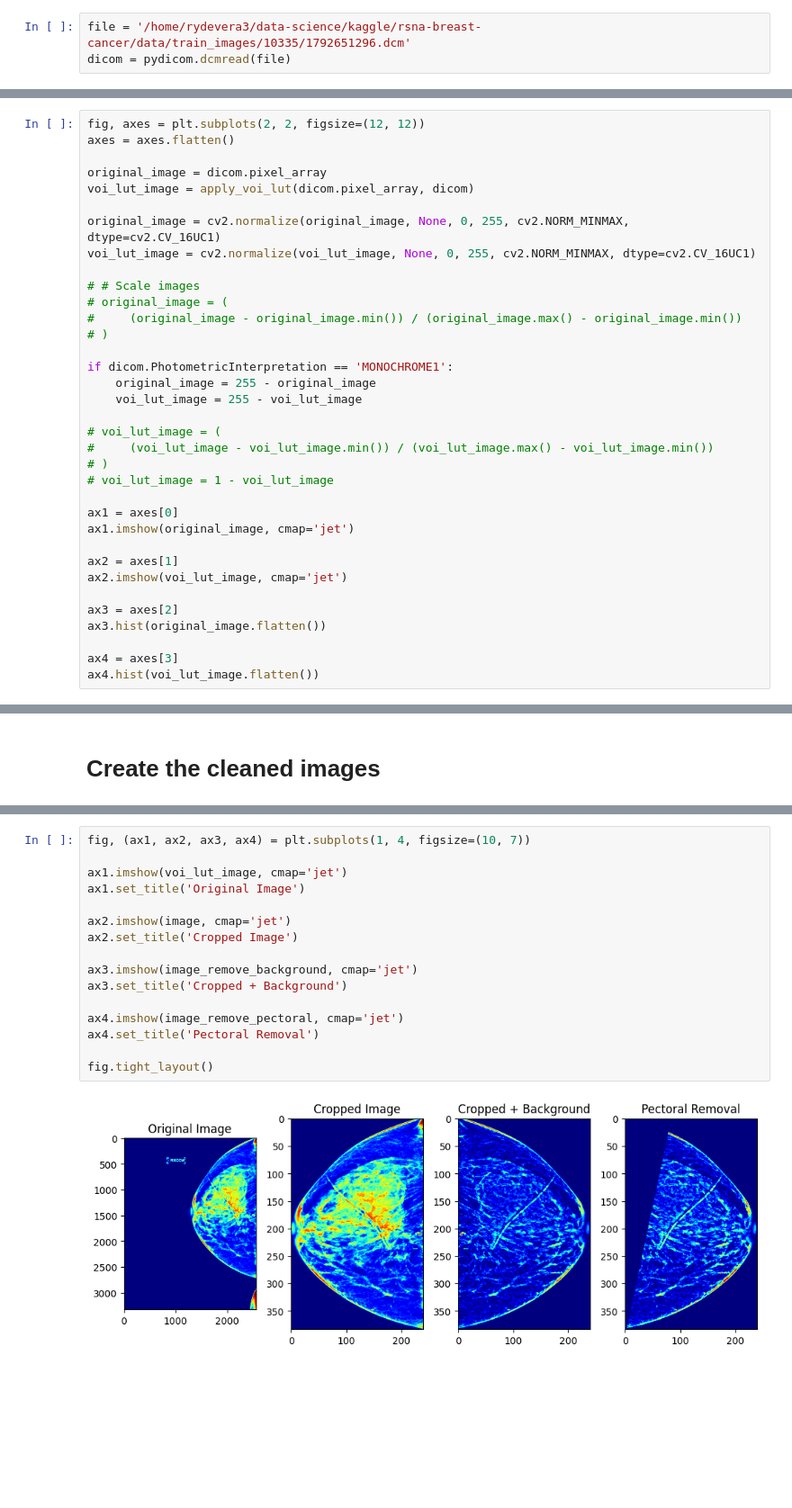
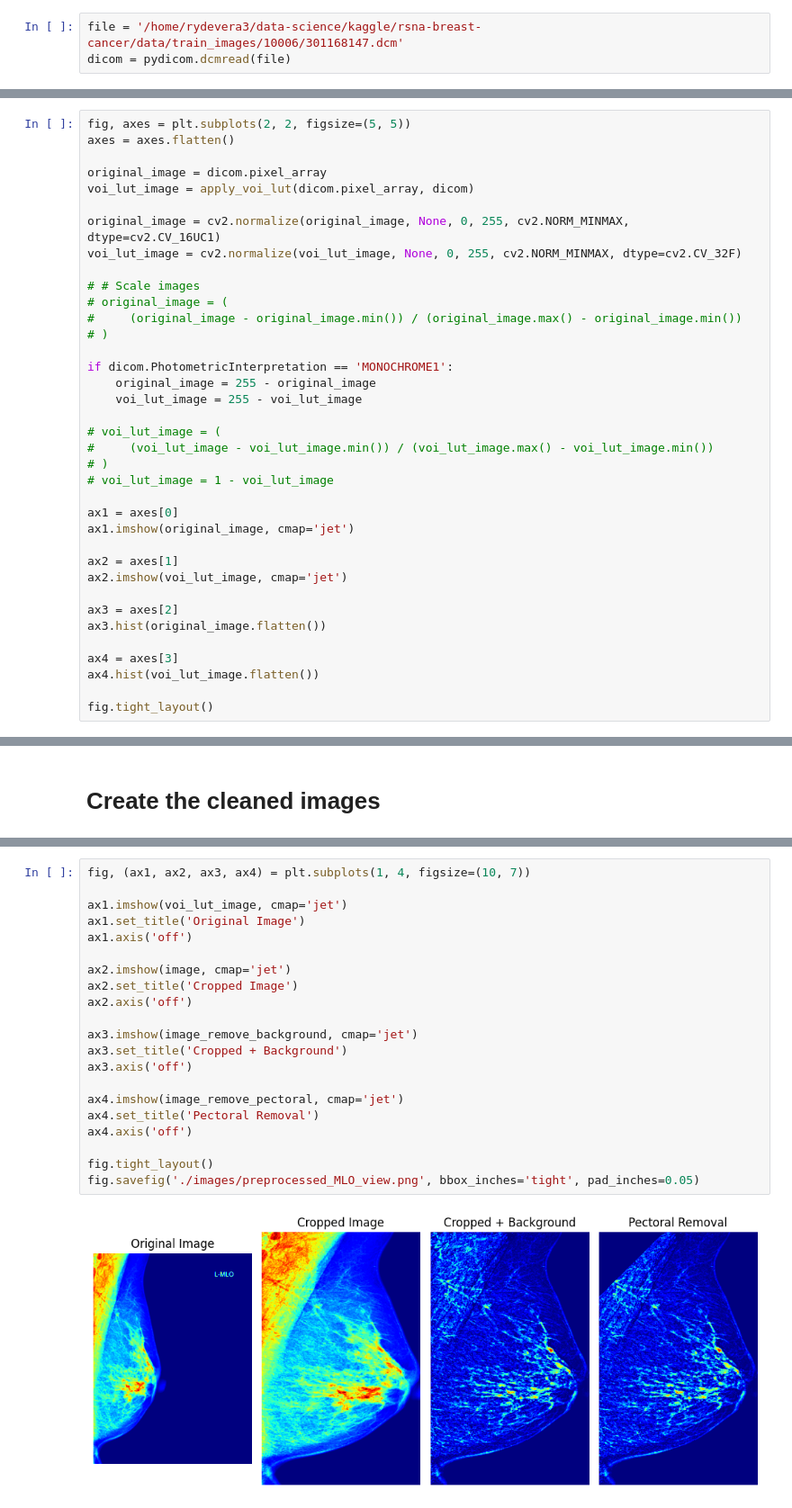
Before and after one commit to rydeveraumn/csci-5561-flying-dolphins, a Jupyter notebook: preprocess-data.ipynb, the cells around one changed output, grey strips where cells are left out. Shown: that part at 90% size. Drawn from its saved outputs; the diff is of its cells as text; blank space fills up the shorter version.

```diff
--- a/preprocess-data.ipynb
+++ b/preprocess-data.ipynb
@@ -27,5 +38,5 @@ from data import (
 # %%
-file = '/home/rydevera3/data-science/kaggle/rsna-breast-cancer/data/train_images/10335/1792651296.dcm'
+file = '/home/rydevera3/data-science/kaggle/rsna-breast-cancer/data/train_images/10006/301168147.dcm'
 dicom = pydicom.dcmread(file)
 # %%
 dicom
@@ -60,12 +71,12 @@ array([[   0,    0,    0, ..., 1648, 2437, 2926],
 # %%
-fig, axes = plt.subplots(2, 2, figsize=(12, 12))
+fig, axes = plt.subplots(2, 2, figsize=(5, 5))
 axes = axes.flatten()
 
 original_image = dicom.pixel_array
 voi_lut_image = apply_voi_lut(dicom.pixel_array, dicom)
 
 original_image = cv2.normalize(original_image, None, 0, 255, cv2.NORM_MINMAX, dtype=cv2.CV_16UC1)
-voi_lut_image = cv2.normalize(voi_lut_image, None, 0, 255, cv2.NORM_MINMAX, dtype=cv2.CV_16UC1)
+voi_lut_image = cv2.normalize(voi_lut_image, None, 0, 255, cv2.NORM_MINMAX, dtype=cv2.CV_32F)
 
 # # Scale images
 # original_image = (
@@ -92,4 +103,6 @@ ax3.hist(original_image.flatten())
 
 ax4 = axes[3]
 ax4.hist(voi_lut_image.flatten())
+
+fig.tight_layout()
 # %% [output]
@@ -130,18 +176,23 @@ image_remove_pectoral = removePectoral(image_remove_background.copy())
 # %%
 fig, (ax1, ax2, ax3, ax4) = plt.subplots(1, 4, figsize=(10, 7))
 
 ax1.imshow(voi_lut_image, cmap='jet')
 ax1.set_title('Original Image')
+ax1.axis('off')
 
 ax2.imshow(image, cmap='jet')
 ax2.set_title('Cropped Image')
+ax2.axis('off')
 
 ax3.imshow(image_remove_background, cmap='jet')
 ax3.set_title('Cropped + Background')
+ax3.axis('off')
 
 ax4.imshow(image_remove_pectoral, cmap='jet')
 ax4.set_title('Pectoral Removal')
+ax4.axis('off')
 
 fig.tight_layout()
+fig.savefig('./images/preprocessed_MLO_view.png', bbox_inches='tight', pad_inches=0.05)
 # %% [output]
-[figure, old version]
+[figure, new version]
```
Also changed, not shown: parts of 5 cells of this notebook, 4 other files.
